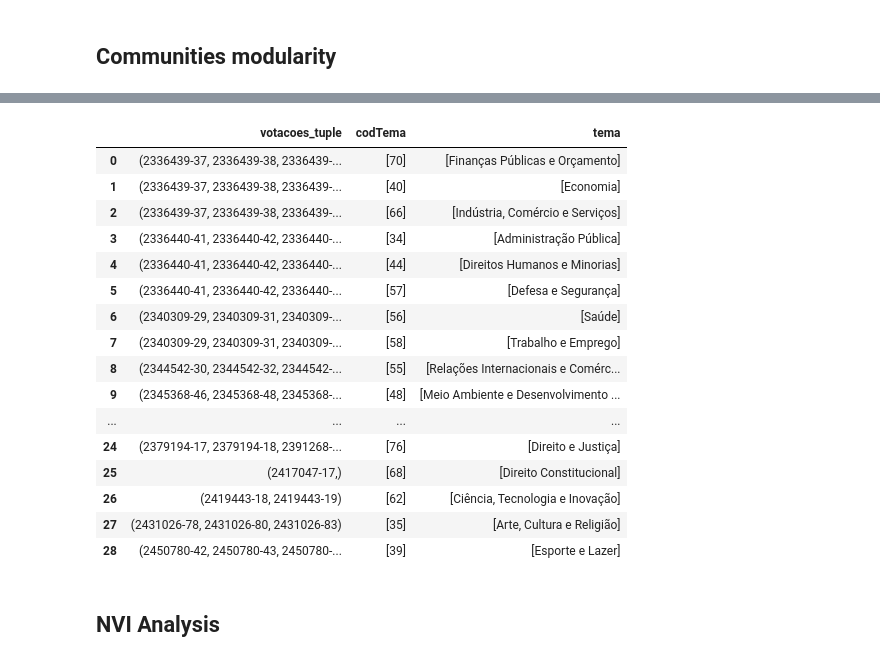
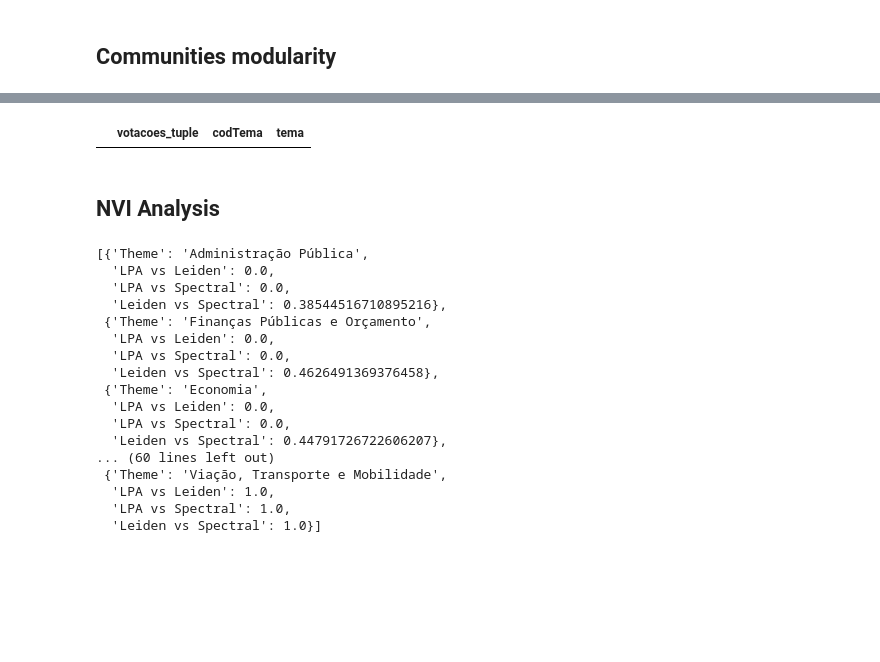
Before and after one commit to gbcastilho/legislative-polarization-knowledge-extraction-graphs, a Jupyter notebook: analysis/notebooks/communites_detection.ipynb, the cells around one changed output, grey strips where cells are left out. Drawn from its saved outputs; the diff is of its cells as text; code cells hidden in the pictures; blank space fills up the shorter version.

```diff
--- a/analysis/notebooks/communites_detection.ipynb
+++ b/analysis/notebooks/communites_detection.ipynb
@@ -331,25 +315,9 @@ identical_themes = common_polls.groupby("votacoes_tuple").agg({
 
 identical_grouped = identical_themes[identical_themes["tema"].apply(len) > 1]
 # %%
-identical_themes
+identical_grouped
 # %% [output]
 |  | votacoes_tuple | codTema | tema |
-| 0 | (2336439-37, 2336439-38, 2336439-... | [70] | [Finanças Públicas e Orçamento] |
-| 1 | (2336439-37, 2336439-38, 2336439-... | [40] | [Economia] |
-| 2 | (2336439-37, 2336439-38, 2336439-... | [66] | [Indústria, Comércio e Serviços] |
-| 3 | (2336440-41, 2336440-42, 2336440-... | [34] | [Administração Pública] |
-| 4 | (2336440-41, 2336440-42, 2336440-... | [44] | [Direitos Humanos e Minorias] |
-| 5 | (2336440-41, 2336440-42, 2336440-... | [57] | [Defesa e Segurança] |
-| 6 | (2340309-29, 2340309-31, 2340309-... | [56] | [Saúde] |
-| 7 | (2340309-29, 2340309-31, 2340309-... | [58] | [Trabalho e Emprego] |
-| 8 | (2344542-30, 2344542-32, 2344542-... | [55] | [Relações Internacionais e Comérc... |
-| 9 | (2345368-46, 2345368-48, 2345368-... | [48] | [Meio Ambiente e Desenvolvimento ... |
-| ... | ... | ... | ... |
-| 24 | (2379194-17, 2379194-18, 2391268-... | [76] | [Direito e Justiça] |
-| 25 | (2417047-17,) | [68] | [Direito Constitucional] |
-| 26 | (2419443-18, 2419443-19) | [62] | [Ciência, Tecnologia e Inovação] |
-| 27 | (2431026-78, 2431026-80, 2431026-83) | [35] | [Arte, Cultura e Religião] |
-| 28 | (2450780-42, 2450780-43, 2450780-... | [39] | [Esporte e Lazer] |
 # %% [markdown]
 ## NVI Analysis
 # %%
@@ -356,0 +359,20 @@ from sklearn.metrics import normalized_mutual_info_score
+# %%
+nmi_algorithm_results
+# %% [output]
+[{'Theme': 'Administração Pública',
+  'LPA vs Leiden': 0.0,
+  'LPA vs Spectral': 0.0,
+  'Leiden vs Spectral': 0.38544516710895216},
+ {'Theme': 'Finanças Públicas e Orçamento',
+  'LPA vs Leiden': 0.0,
+  'LPA vs Spectral': 0.0,
+  'Leiden vs Spectral': 0.4626491369376458},
+ {'Theme': 'Economia',
+  'LPA vs Leiden': 0.0,
+  'LPA vs Spectral': 0.0,
+  'Leiden vs Spectral': 0.44791726722606207},
+... (60 lines left out)
+ {'Theme': 'Viação, Transporte e Mobilidade',
+  'LPA vs Leiden': 1.0,
+  'LPA vs Spectral': 1.0,
+  'Leiden vs Spectral': 1.0}]
```
Also changed, not shown: parts of 21 cells of this notebook, 3 other files.
